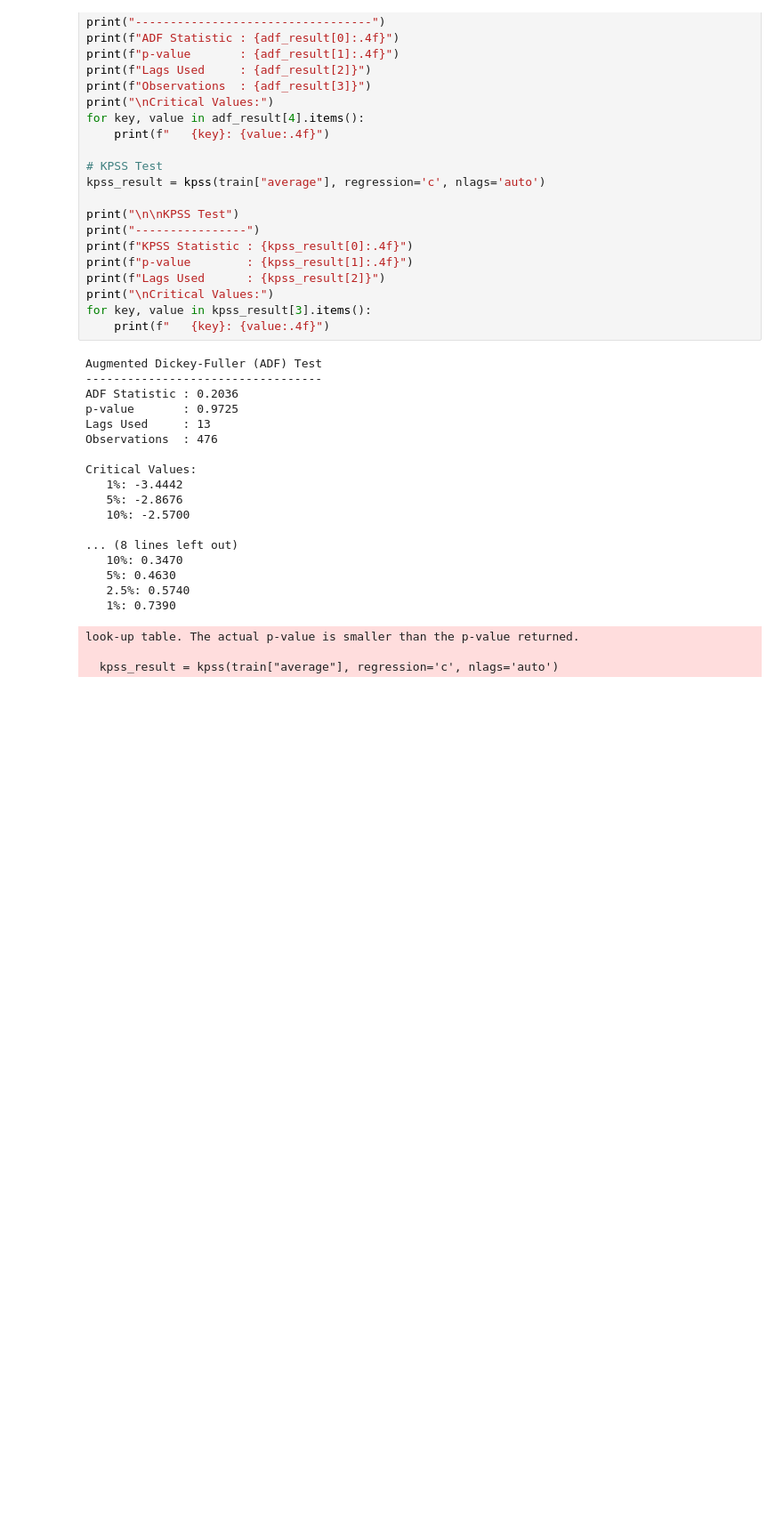
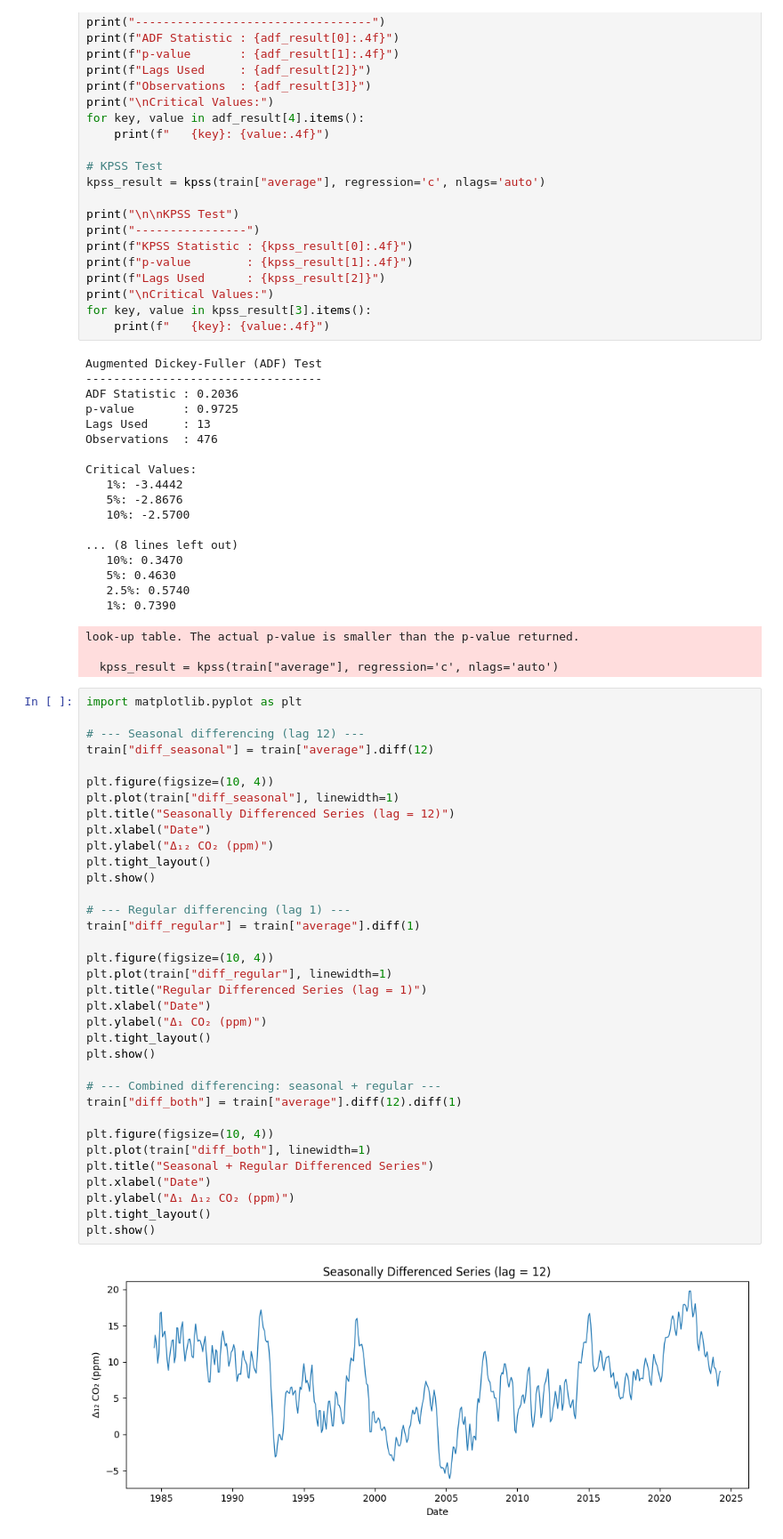
Before and after one commit to the-paulbear/noaa-greenhouse-gas-forecasting, a Jupyter notebook: CH4.ipynb, the cells around one changed output. Shown at 89% size. Saved outputs shown, nothing was run; the diff lists cells and outputs as text; blank space fills up the shorter version.

Commit message:
Differencing the series and conducting ADF and KPSS of the diferenced serie

```diff
--- a/CH4.ipynb
+++ b/CH4.ipynb
@@ -112,3 +112,40 @@ Critical Values:
 look-up table. The actual p-value is smaller than the p-value returned.
 
   kpss_result = kpss(train["average"], regression='c', nlags='auto')
+# %%
+import matplotlib.pyplot as plt
+
+# --- Seasonal differencing (lag 12) ---
+train["diff_seasonal"] = train["average"].diff(12)
+
+plt.figure(figsize=(10, 4))
+plt.plot(train["diff_seasonal"], linewidth=1)
+plt.title("Seasonally Differenced Series (lag = 12)")
+plt.xlabel("Date")
+plt.ylabel("Δ₁₂ CO₂ (ppm)")
+plt.tight_layout()
+plt.show()
+
+# --- Regular differencing (lag 1) ---
+train["diff_regular"] = train["average"].diff(1)
+
+plt.figure(figsize=(10, 4))
+plt.plot(train["diff_regular"], linewidth=1)
+plt.title("Regular Differenced Series (lag = 1)")
+plt.xlabel("Date")
+plt.ylabel("Δ₁ CO₂ (ppm)")
+plt.tight_layout()
+plt.show()
+
+# --- Combined differencing: seasonal + regular ---
+train["diff_both"] = train["average"].diff(12).diff(1)
+
+plt.figure(figsize=(10, 4))
+plt.plot(train["diff_both"], linewidth=1)
+plt.title("Seasonal + Regular Differenced Series")
+plt.xlabel("Date")
+plt.ylabel("Δ₁ Δ₁₂ CO₂ (ppm)")
+plt.tight_layout()
+plt.show()
+# %% [output]
+[figure, added]
```
Also changed, not shown: parts of 2 cells of this notebook.
